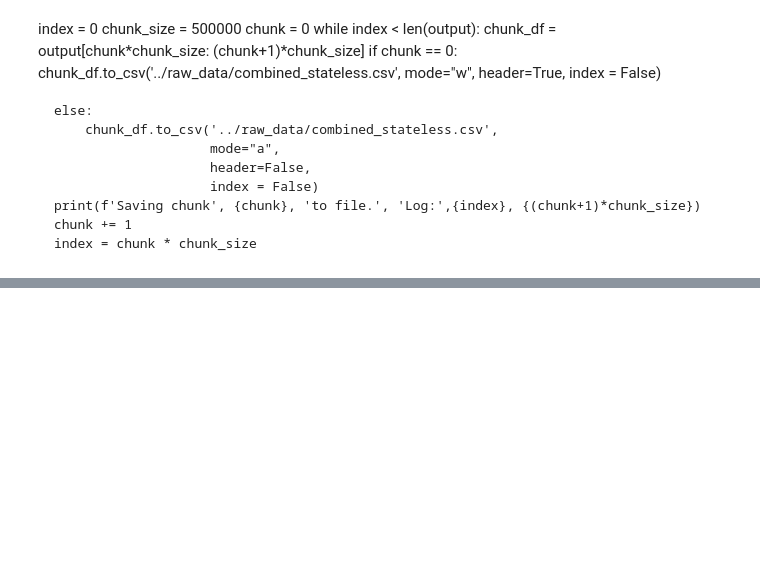
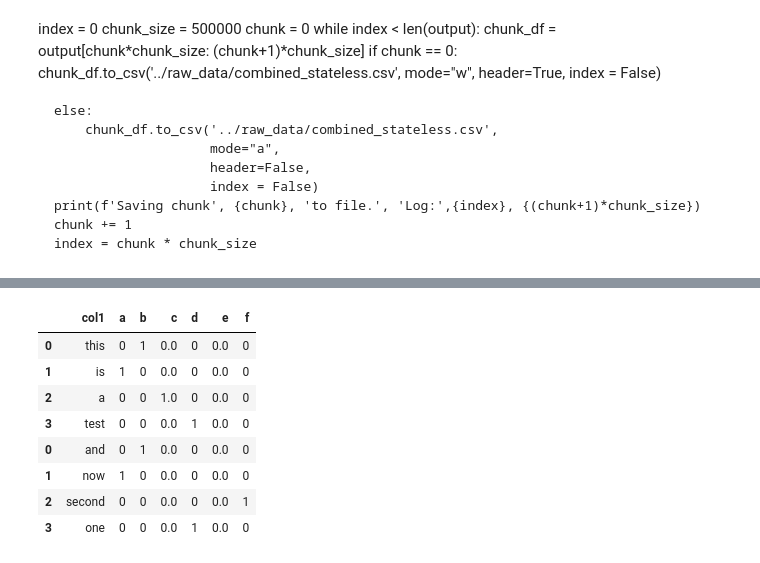
Before and after one commit to sameriliya/delai, a Jupyter notebook: notebooks/sam_stateless_pandas.ipynb, the cells around one changed output, grey strips where cells are left out. Cells and saved outputs as stored; diff of their text form; code cells hidden in the pictures; blank space fills up the shorter version.

```diff
--- a/notebooks/sam_stateless_pandas.ipynb
+++ b/notebooks/sam_stateless_pandas.ipynb
@@ -287,0 +431,3 @@ while index < len(output):
+# %%
+df_a = pd.read_csv('../raw_data/data_a.csv')
+df_b = pd.read_csv('../raw_data/data_b.csv')
@@ -287,0 +450,4 @@ while index < len(output):
+# %%
+col_list = ['col1','a','b','c','d','e','f']
+df_tot = pd.DataFrame(columns = col_list)
+df_tot
@@ -287,0 +456,3 @@ while index < len(output):
+# %%
+df_concat = pd.concat([df_tot,df_a]).fillna(0)
+df_concat
@@ -287,0 +465,14 @@ while index < len(output):
+# %%
+df_concat = pd.concat([df_concat,df_b]).fillna(0)
+# %%
+df_concat
+# %% [output]
+|  | col1 | a | b | c | d | e | f |
+| 0 | this | 0 | 1 | 0.0 | 0 | 0.0 | 0 |
+| 1 | is | 1 | 0 | 0.0 | 0 | 0.0 | 0 |
+| 2 | a | 0 | 0 | 1.0 | 0 | 0.0 | 0 |
+| 3 | test | 0 | 0 | 0.0 | 1 | 0.0 | 0 |
+| 0 | and | 0 | 1 | 0.0 | 0 | 0.0 | 0 |
+| 1 | now | 1 | 0 | 0.0 | 0 | 0.0 | 0 |
+| 2 | second | 0 | 0 | 0.0 | 0 | 0.0 | 1 |
+| 3 | one | 0 | 0 | 0.0 | 1 | 0.0 | 0 |
```
Also changed, not shown: parts of 23 cells of this notebook, 3 other files.
